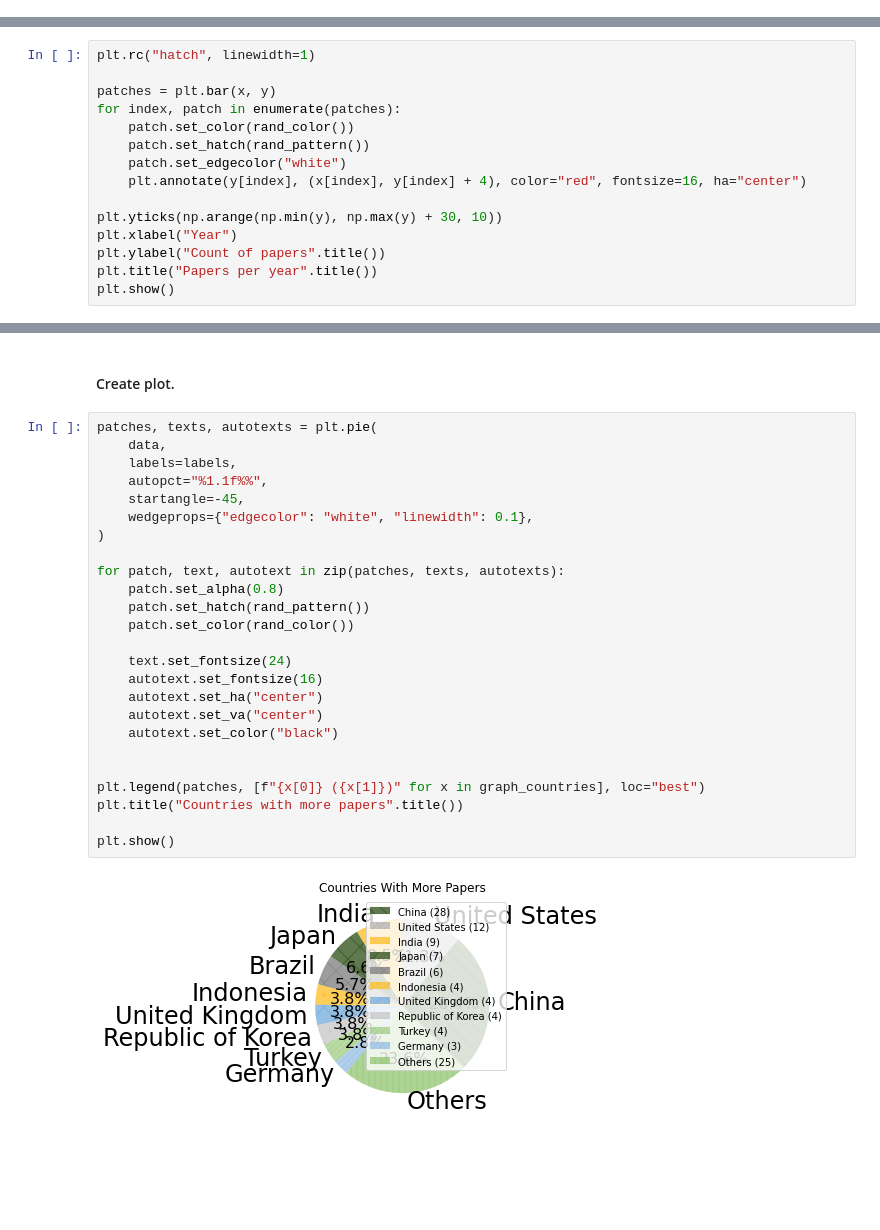
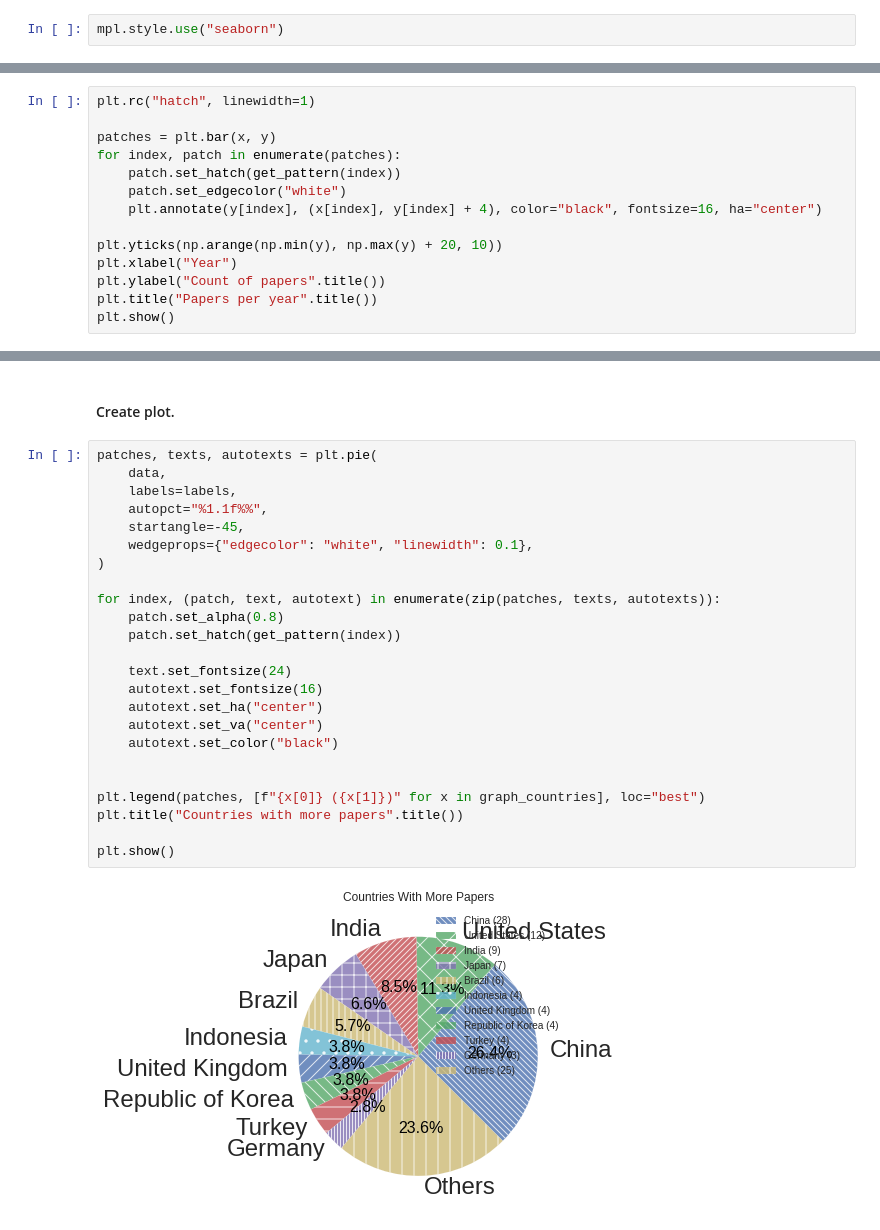
Before and after one commit to larcc-group/matplotlib-examples, a Jupyter notebook: src/RealLifePlotExamples.ipynb, the cells around one changed output, grey strips where cells are left out. Saved outputs shown, nothing was run; the diff lists cells and outputs as text; blank space fills up the shorter version.

Commit message:
Use Matplotlib styles instead of random colors

```diff
--- a/src/RealLifePlotExamples.ipynb
+++ b/src/RealLifePlotExamples.ipynb
@@ -17,3 +27,5 @@ from lib.GraphHelper import rand_color, rand_pattern
+# %%
+mpl.style.use("seaborn")
 # %% [markdown]
 #### Get data from CSV.
 # %%
@@ -39,12 +51,11 @@ plt.rc("hatch", linewidth=1)
 
 patches = plt.bar(x, y)
 for index, patch in enumerate(patches):
-    patch.set_color(rand_color())
-    patch.set_hatch(rand_pattern())
+    patch.set_hatch(get_pattern(index))
     patch.set_edgecolor("white")
-    plt.annotate(y[index], (x[index], y[index] + 4), color="red", fontsize=16, ha="center")
+    plt.annotate(y[index], (x[index], y[index] + 4), color="black", fontsize=16, ha="center")
 
-plt.yticks(np.arange(np.min(y), np.max(y) + 30, 10))
+plt.yticks(np.arange(np.min(y), np.max(y) + 20, 10))
 plt.xlabel("Year")
 plt.ylabel("Count of papers".title())
 plt.title("Papers per year".title())
@@ -76,27 +87,26 @@ data = [x[1] for x in graph_countries]
 # %%
 patches, texts, autotexts = plt.pie(
     data,
     labels=labels,
     autopct="%1.1f%%",
     startangle=-45,
     wedgeprops={"edgecolor": "white", "linewidth": 0.1},
 )
 
-for patch, text, autotext in zip(patches, texts, autotexts):
+for index, (patch, text, autotext) in enumerate(zip(patches, texts, autotexts)):
     patch.set_alpha(0.8)
-    patch.set_hatch(rand_pattern())
-    patch.set_color(rand_color())
+    patch.set_hatch(get_pattern(index))
 
     text.set_fontsize(24)
     autotext.set_fontsize(16)
     autotext.set_ha("center")
     autotext.set_va("center")
     autotext.set_color("black")
 
 
 plt.legend(patches, [f"{x[0]} ({x[1]})" for x in graph_countries], loc="best")
 plt.title("Countries with more papers".title())
 
 plt.show()
 # %% [output]
-[figure, old version]
+[figure, new version]
```
Also changed, not shown: parts of 4 cells of this notebook, 5 other files.
